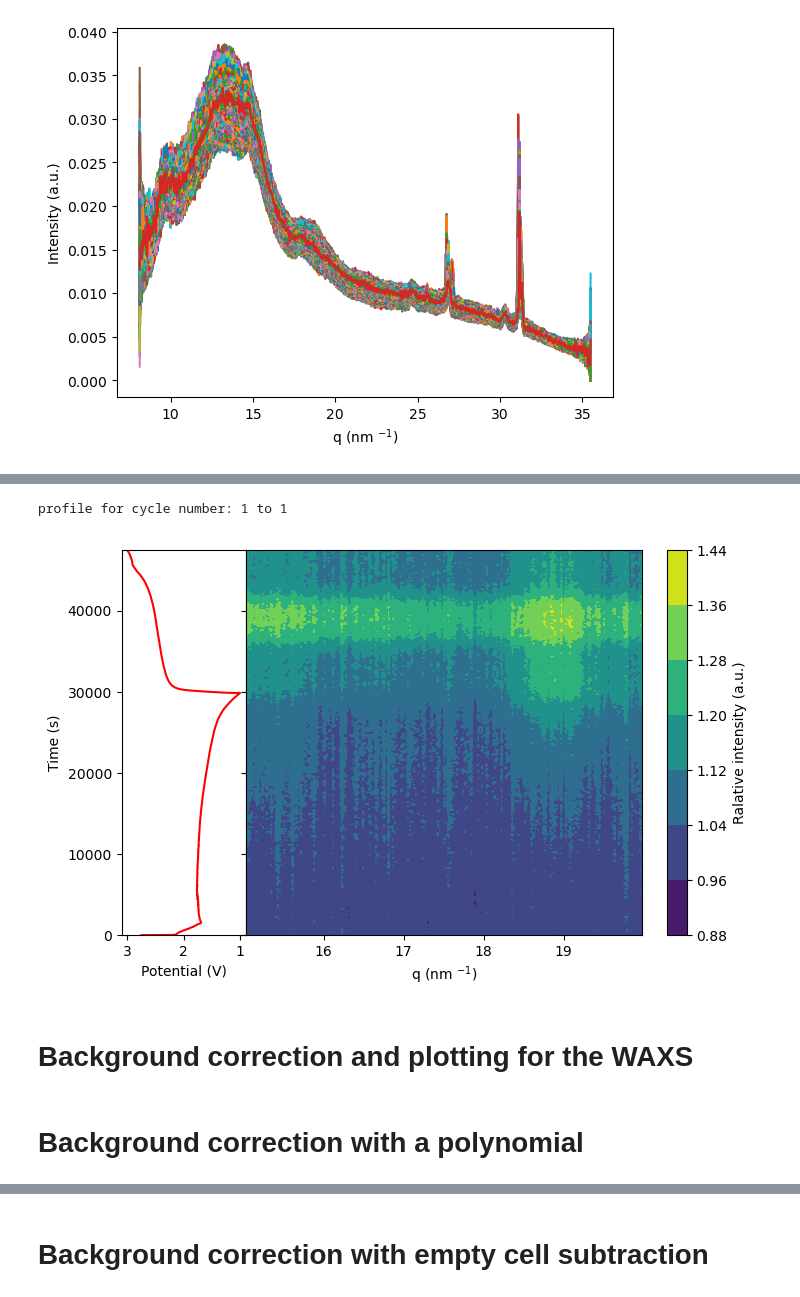
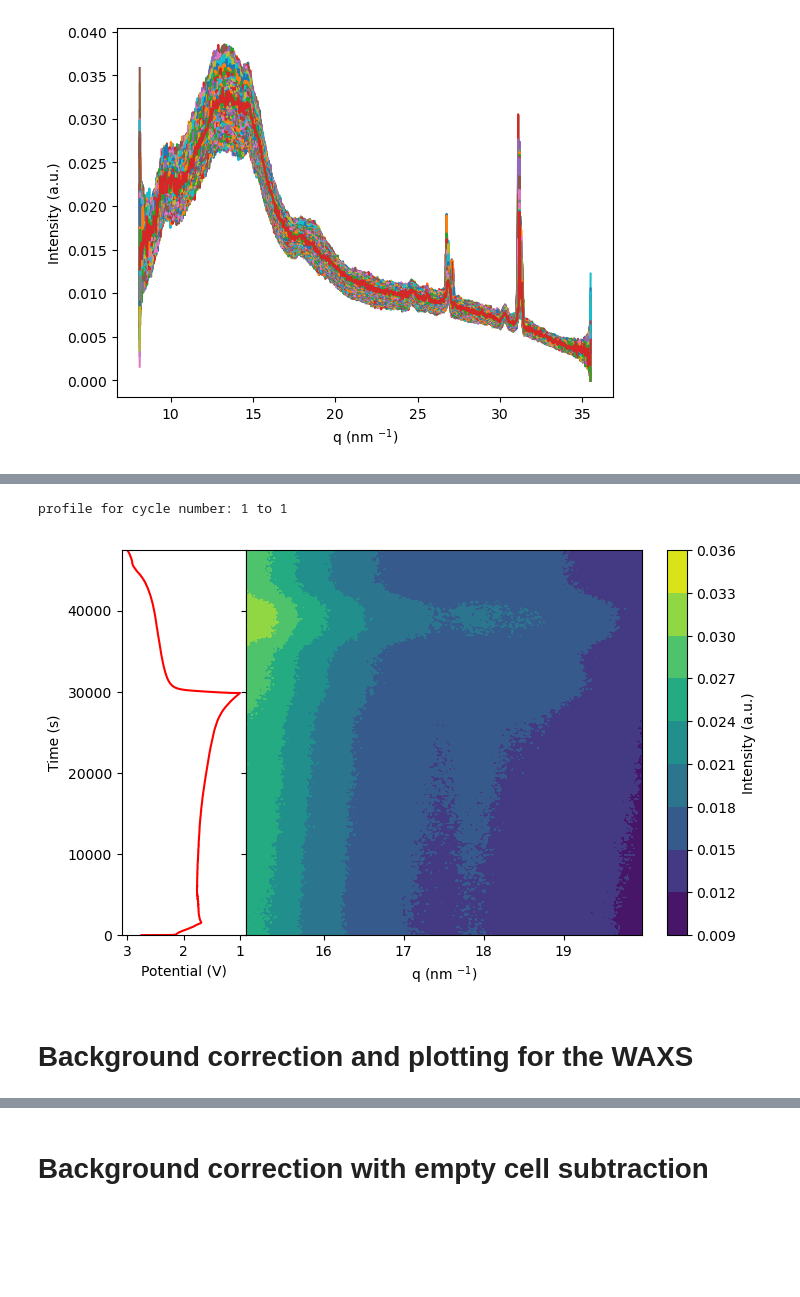
Before and after one commit to PronoyDutta/SAXS_WAXS, a Jupyter notebook: SAXS_WAXS_plotting.ipynb, the cells around one changed output, grey strips where cells are left out. Cells and saved outputs as stored; diff of their text form; code cells hidden in the pictures; blank space fills up the shorter version.

Commit message:
Finaly_correction_with_ommited_repeated_Contour

```diff
--- a/SAXS_WAXS_plotting.ipynb
+++ b/SAXS_WAXS_plotting.ipynb
@@ -105,7 +105,7 @@ WAXS Contourplot Limits: Min = 15.0, Max = 20.0
 # Function for the contour plots
 # %%
 # Function contour plots
-def contourplot(plot_type, data_dictionary, new_time_dict, min_limit, max_limit):
+def contourplot(plot_type, data_normalization, data_dictionary, new_time_dict, min_limit, max_limit):
     import matplotlib.ticker as mticker
 
     plt.style.use('default')
@@ -126,7 +126,10 @@ def contourplot(plot_type, data_dictionary, new_time_dict, min_limit, max_limit)
     # print('valuesof rows', start_row, end_row)
 
     for file_number in range(starting_file, last_file+1):
-        Y1_data = [(data_dictionary[file_number].iloc[start_row:end_row+1,1])/data_dictionary[starting_file].iloc[start_row:end_row+1,1]]
+        if data_normalization == 'relative':
+            Y1_data = [(data_dictionary[file_number].iloc[start_row:end_row+1,1])/data_dictionary[starting_file].iloc[start_row:end_row+1,1]]
+        else:
+            Y1_data = [(data_dictionary[file_number].iloc[start_row:end_row+1,1])]
         time_t1.append(int(keys[file_number-1]-keys[starting_file-1]))   # The '-1' is because the time keys actually start from 0 whereas the file numbers start from 1.
         Intensity_list.append(list(Y1_data))
 
@@ -155,7 +158,11 @@ def contourplot(plot_type, data_dictionary, new_time_dict, min_limit, max_limit)
     axs[0].set_ylim(min_time, max_time)
 
     contour = axs[1].contourf(X, Y,normIntensity_flat, cmap = cmap1)
-    cbar = fig.colorbar(contour, ax = axs[1], label = 'Ralative intensity (a.u.)')
+
+    if data_normalization == 'relative':
+        cbar = fig.colorbar(contour, ax = axs[1], label = 'Ralative intensity (a.u.)')
+    else:
+        cbar = fig.colorbar(contour, ax = axs[1], label = 'Intensity (a.u.)')
 
     # Adjust the space between the two subplots
     fig.subplots_adjust(wspace = 0)
@@ -687,10 +493,8 @@ Text(0.5, 0, 'q (nm $^{-1}$)')
 # %%
 print(f'profile for cycle number: {starting_cycle} to {end_cycle}')
-contourplot('waxs', file_dictionary_waxs, new_time_dict, waxs_min_limit, waxs_max_limit)
+contourplot('waxs', 'absolute', file_dictionary_waxs, new_time_dict, waxs_min_limit, waxs_max_limit)
 # %% [output]
 profile for cycle number: 1 to 1
-[figure, old version]
+[figure, new version]
 # %% [markdown]
 # Background correction and plotting for the WAXS
-# %% [markdown]
-# Background correction with a polynomial
```
Also changed, not shown: parts of 17 cells of this notebook.
